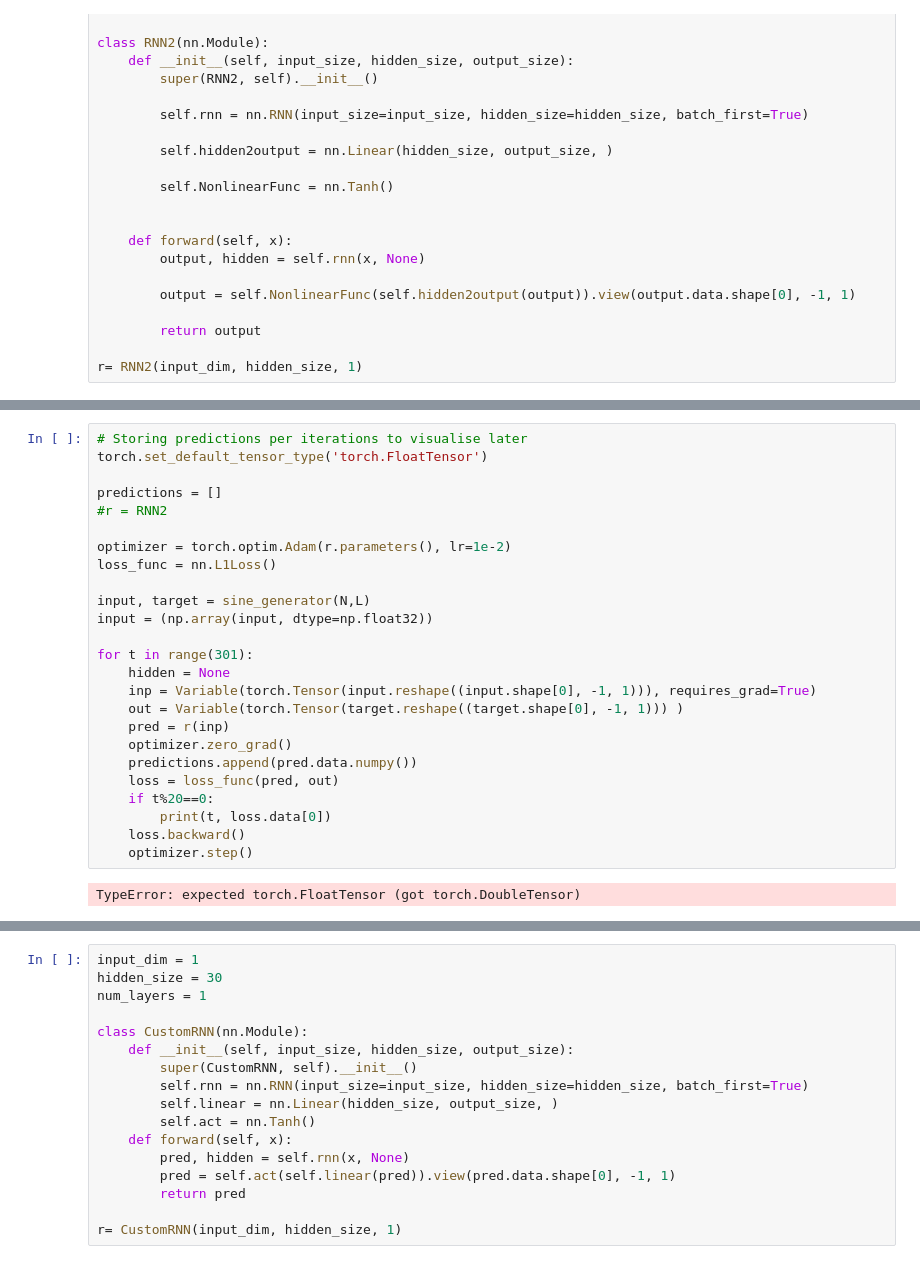
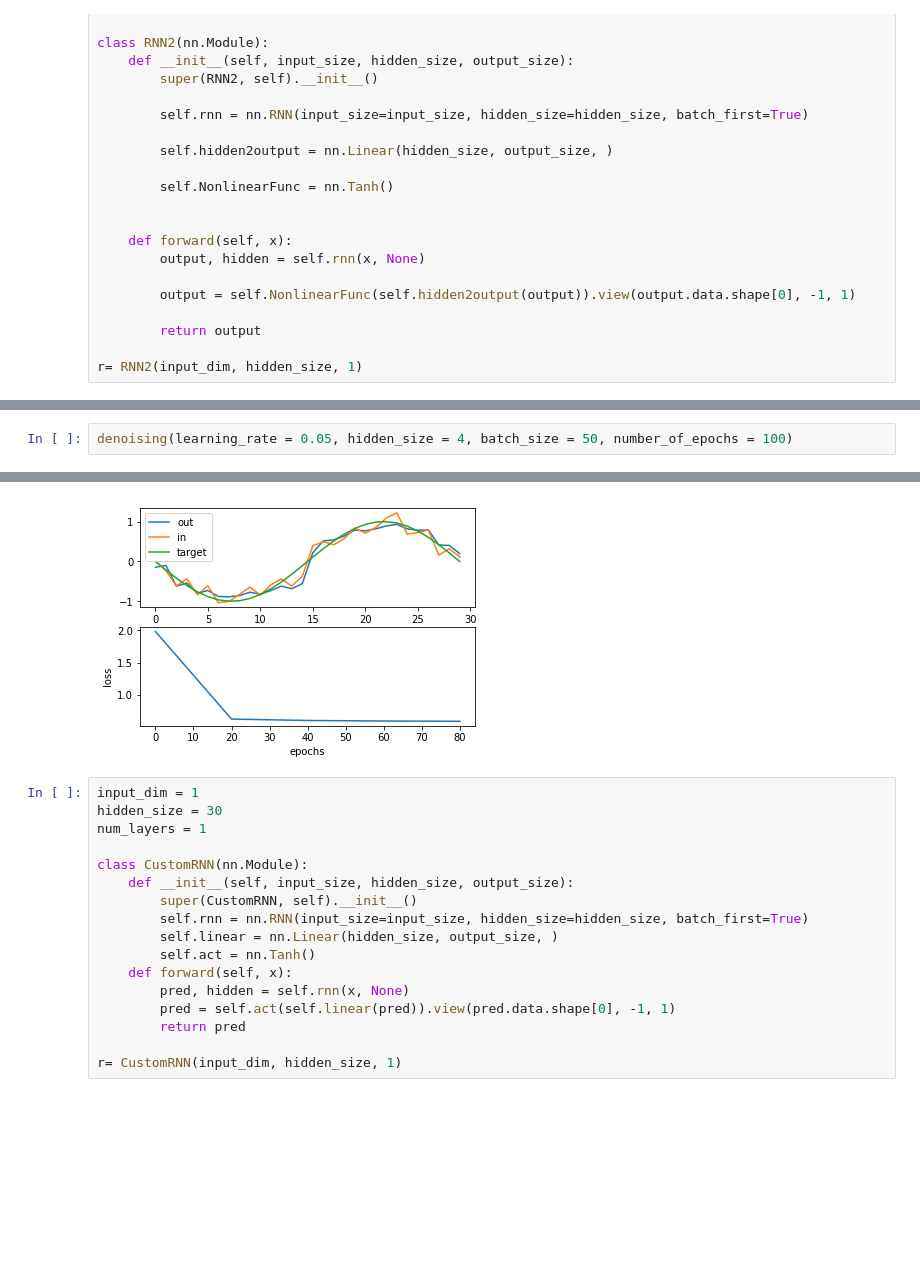
Before and after one commit to AmirAfsharrad/Neuroscience-learning-memory-cognition, a Jupyter notebook: pytorch-assignment/codes/pytorch-assignment.ipynb, the cells around one changed output, grey strips where cells are left out. Cells and saved outputs as stored; diff of their text form; blank space fills up the shorter version.

```diff
--- a/pytorch-assignment/codes/pytorch-assignment.ipynb
+++ b/pytorch-assignment/codes/pytorch-assignment.ipynb
@@ -432,27 +440,3 @@ loss= tensor(0.6514, dtype=torch.float64, grad_fn=<MseLossBackward>)
-# %%
-# Storing predictions per iterations to visualise later
-torch.set_default_tensor_type('torch.FloatTensor')
-
-predictions = []
-#r = RNN2
-
-optimizer = torch.optim.Adam(r.parameters(), lr=1e-2)
-loss_func = nn.L1Loss()
-
-input, target = sine_generator(N,L)
-input = (np.array(input, dtype=np.float32))
-
-for t in range(301):
-    hidden = None
-    inp = Variable(torch.Tensor(input.reshape((input.shape[0], -1, 1))), requires_grad=True)
-    out = Variable(torch.Tensor(target.reshape((target.shape[0], -1, 1))) )
-    pred = r(inp)
-    optimizer.zero_grad()
-    predictions.append(pred.data.numpy())
-    loss = loss_func(pred, out)
-    if t%20==0:
-        print(t, loss.data[0])
-    loss.backward()
-    optimizer.step()
-# %% [output]
-TypeError: expected torch.FloatTensor (got torch.DoubleTensor)
+# %%
+denoising(learning_rate = 0.05, hidden_size = 4, batch_size = 50, number_of_epochs = 100)
+# %% [output]
@@ -459,3 +448,4 @@ TypeError: expected torch.FloatTensor (got torch.DoubleTensor)
+[figure, added]
 # %%
 input_dim = 1
 hidden_size = 30
```
Also changed, not shown: parts of 30 cells of this notebook.
